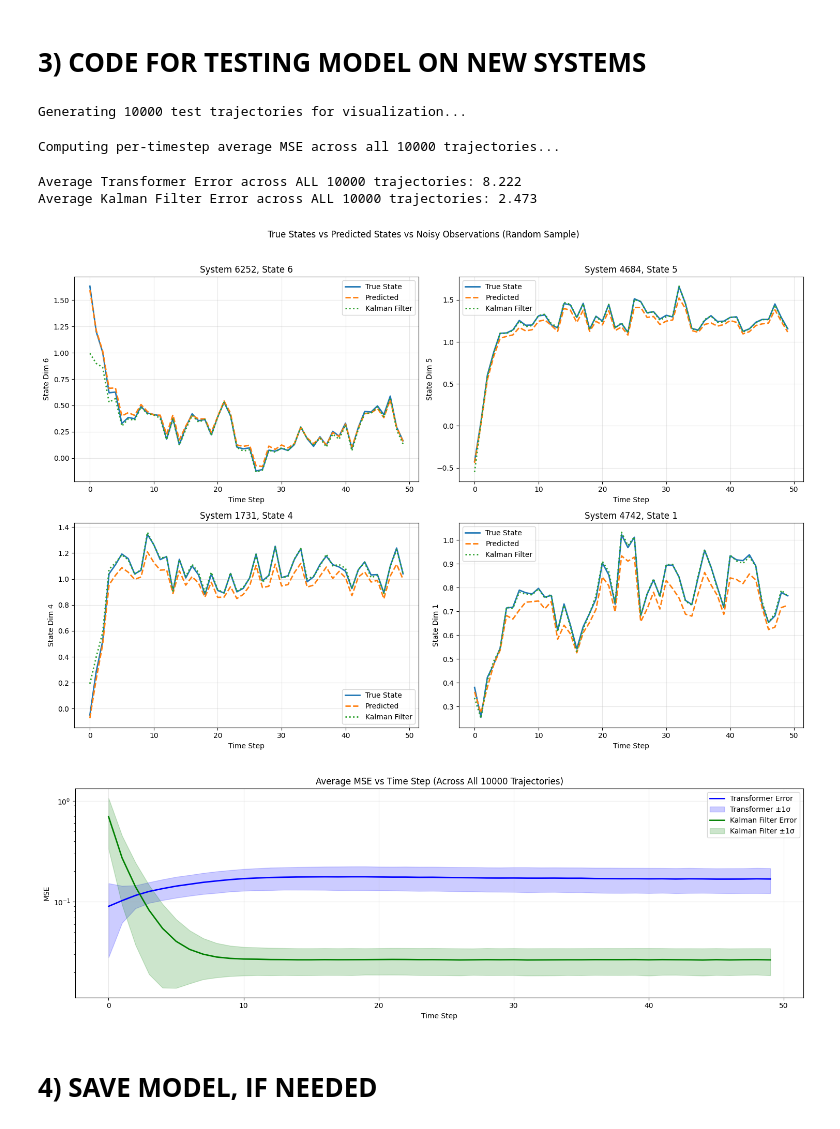
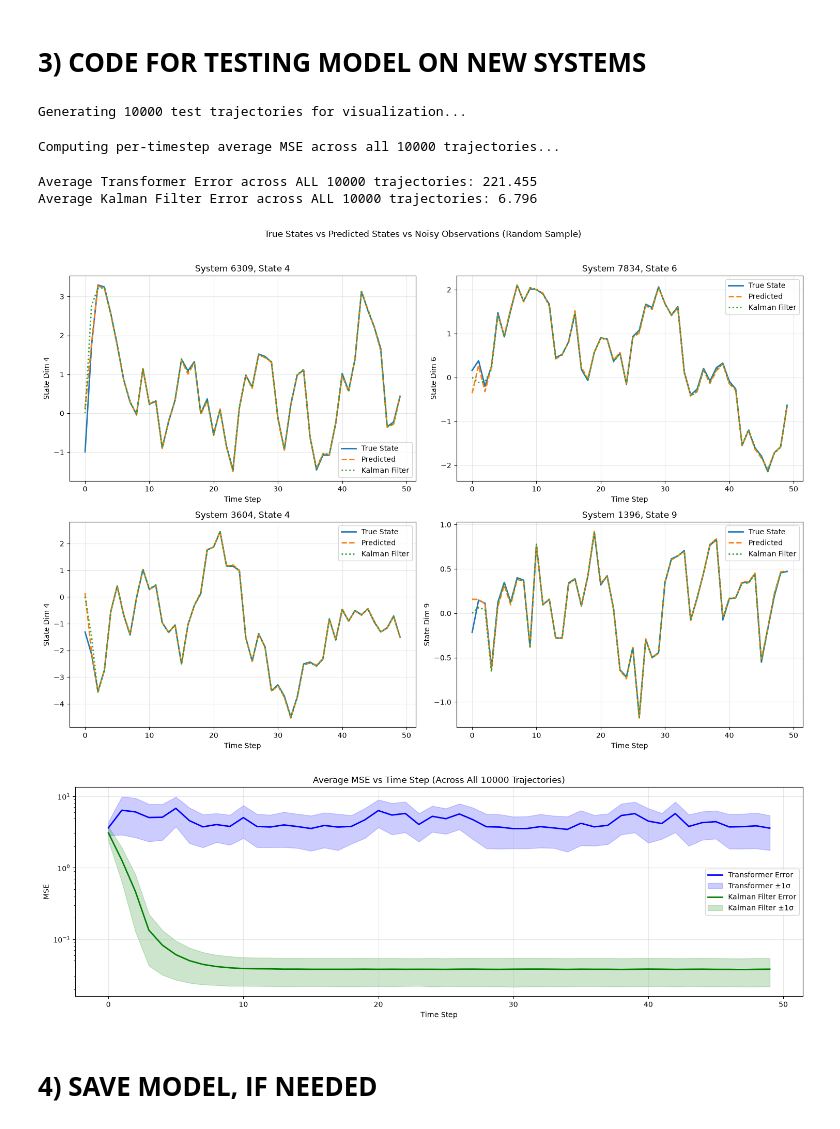
Before and after one commit to tangytangerine/Meta-Output-Predictor, a Jupyter notebook: src/FilteringTF.ipynb, the cells around one changed output. Cells and saved outputs as stored; diff of their text form; code cells hidden in the pictures.

```diff
--- a/src/FilteringTF.ipynb
+++ b/src/FilteringTF.ipynb
@@ -274,18 +274,19 @@ class TrajectoryDataset(Dataset):
     def __getitem__(self, idx):
         """
         Returns a sample dict with:
-        - xs: input features (concatenated state and input)
-        - ys: target (next state)
+        - xs: input features (concatenated observation and input)
+        - ys: target (state)
         """
         traj = self.trajectories[idx % len(self.trajectories)]
 
         states = traj['states']  # (traj_len+1, nx)
+        obs = traj['obs']  # (traj_len+1, ny)
         inputs = traj['inputs']  # (traj_len, nx)
 
-        # Input: [state_t, input_t], Target: state_{t+1}
-        # Use true states as input (like original repository for LTI systems)
-        xs = np.concatenate([states[:-1], inputs], axis=-1)  # (traj_len, nx+nx)
-        ys = states[1:]  # (traj_len, nx)
+        # Input: [output_t, input_t], Target: state_t
+        # Use noisy observations as input (filtering: estimate state from observation and input)
+        xs = np.concatenate([obs[:-1], inputs], axis=-1)  # (traj_len, ny+nx)
+        ys = states[:-1]  # (traj_len, nx)
 
         return {
             'xs': torch.from_numpy(xs).float(),
@@ -703,8 +704,8 @@ print(f"Val dataset: {len(val_dataset)} trajectories")
 
 # Step 2: Create model
 print("\n[2/4] Creating model...")
-input_dim = CONFIG['nx'] + CONFIG['nx']  # state + input dimensions
-output_dim = CONFIG['nx']  # predict next state
+input_dim = CONFIG['ny'] + CONFIG['nx']  # observation + input dimensions
+output_dim = CONFIG['nx']  # predict state
 
 model = Mistral7BFilter(
     input_dim=input_dim,
@@ -828,7 +828,7 @@ for idx, traj_idx in enumerate(sampled_indices):
     inputs = test_traj['inputs']
 
     # Prepare input for model
-    xs_for_model = np.concatenate([states_true[:-1], inputs], axis=-1)
+    xs_for_model = np.concatenate([obs[:-1], inputs], axis=-1)
     xs_tensor = torch.from_numpy(xs_for_model).float().unsqueeze(0).to(device)
 
     # Get model predictions
@@ -841,7 +841,7 @@ for idx, traj_idx in enumerate(sampled_indices):
 
     # Compute per-time-step MSE
     actual_pred_len = preds.shape[0]
-    actual_state_len = min(actual_pred_len, states_true[1:].shape[0])
+    actual_state_len = min(actual_pred_len, states_true[:-1].shape[0])
 
     # Randomly select a state dimension to plot
     nx = CONFIG['nx']
@@ -849,11 +849,11 @@ for idx, traj_idx in enumerate(sampled_indices):
 
     # Get Kalman filter predictions
     kf_states = apply_kalman_filter_from_traj(test_traj)
-    kf_preds = kf_states[1:]  # KF predictions start from step 1
+    kf_preds = kf_states[:-1]  # KF state estimates
 
     # Store data for trajectory plot
     plot_data.append({
-        'states_true': states_true[1:, state_dim],
+        'states_true': states_true[:-1, state_dim],
         'preds': preds[:, state_dim],
         'kf_preds': kf_preds[:, state_dim],
         # 'obs': obs[:-1, state_dim],
@@ -862,7 +862,7 @@ for idx, traj_idx in enumerate(sampled_indices):
     })
 
     # Compute average MSE for this trajectory
-    mse = np.mean((states_true[1:actual_state_len+1] - preds[:actual_state_len]) ** 2)
+    mse = np.mean((states_true[:-1][:actual_state_len] - preds[:actual_state_len]) ** 2)
     all_mses.append(mse)
 
 # Create Figure 1: Trajectory comparison plot (4 separate subplots)
@@ -894,7 +894,7 @@ for test_traj in tqdm(test_trajs):
     inputs = test_traj['inputs']
 
     # Get model predictions
-    xs_for_model = np.concatenate([states_true[:-1], inputs], axis=-1)
+    xs_for_model = np.concatenate([obs[:-1], inputs], axis=-1)
     xs_tensor = torch.from_numpy(xs_for_model).float().unsqueeze(0).to(device)
 
     trained_model = trained_model.to(device)
@@ -904,19 +904,19 @@ for test_traj in tqdm(test_trajs):
 
     preds = preds_tensor.squeeze(0).cpu().numpy()
     actual_pred_len = preds.shape[0]
-    actual_state_len = min(actual_pred_len, states_true[1:].shape[0])
+    actual_state_len = min(actual_pred_len, states_true[:-1].shape[0])
 
     # Get Kalman filter predictions
     kf_states = apply_kalman_filter_from_traj(test_traj)
-    kf_preds = kf_states[1:]  # KF predictions start from step 1
-    kf_pred_len = min(kf_preds.shape[0], states_true[1:].shape[0])
+    kf_preds = kf_states[:-1]  # KF state estimates
+    kf_pred_len = min(kf_preds.shape[0], states_true[:-1].shape[0])
 
     # Compute per-timestep L2 norm across all state dimensions for this trajectory
-    per_timestep_err = np.linalg.norm((states_true[1:actual_state_len+1] - preds[:actual_state_len]), axis=-1)
+    per_timestep_err = np.linalg.norm((states_true[:-1][:actual_state_len] - preds[:actual_state_len]), axis=-1)
     all_per_timestep_mses.append(per_timestep_err)
 
     # Compute per-timestep L2 norm for Kalman filter
-    kf_per_timestep_err = np.linalg.norm((states_true[1:kf_pred_len+1] - kf_preds[:kf_pred_len]), axis=-1)
+    kf_per_timestep_err = np.linalg.norm((states_true[:-1][:kf_pred_len] - kf_preds[:kf_pred_len]), axis=-1)
     all_kf_per_timestep_mses.append(kf_per_timestep_err)
 
 # Compute average and std per-timestep error across all trajectories
@@ -945,37 +945,37 @@ plt.fill_between(
     range(min_length),
     avg_per_timestep_err - std_per_timestep_err,
     avg_per_timestep_err + std_per_timestep_err,
     color='blue',
     alpha=0.2,
     label='Transformer ±1σ'
 )
 plt.semilogy(avg_kf_per_timestep_err, label='Kalman Filter Error', linewidth=2, color='green')
 plt.fill_between(
     range(kf_min_length),
     avg_kf_per_timestep_err - std_kf_per_timestep_err,
     avg_kf_per_timestep_err + std_kf_per_timestep_err,
     color='green',
     alpha=0.2,
     label='Kalman Filter ±1σ'
 )
 plt.xlabel('Time Step')
 plt.ylabel('MSE')
 plt.title(f'Average MSE vs Time Step (Across All {num_trajs} Trajectories)')
 plt.legend()
 plt.grid(True, alpha=0.3)
 plt.tight_layout()
 # plt.savefig('results_mse_vs_time.png')
 # print("MSE vs Time plot saved to results_mse_vs_time.png")
 
 print(f"\nAverage Transformer Error across ALL {num_trajs} trajectories: {avg_err_all:.3f}")
 print(f"Average Kalman Filter Error across ALL {num_trajs} trajectories: {avg_kf_err_all:.3f}")
 # %% [output]
 Generating 10000 test trajectories for visualization...
 Computing per-timestep average MSE across all 10000 trajectories...
-Average Transformer Error across ALL 10000 trajectories: 8.222
-Average Kalman Filter Error across ALL 10000 trajectories: 2.473
+Average Transformer Error across ALL 10000 trajectories: 221.455
+Average Kalman Filter Error across ALL 10000 trajectories: 6.796
-[figure, old version]
+[figure, new version]
-[figure, old version]
+[figure, new version]
 # %% [markdown]
 # **4) SAVE MODEL, IF NEEDED**
 # %%
```
Also changed, not shown: parts of 3 cells of this notebook, 1 other file.
